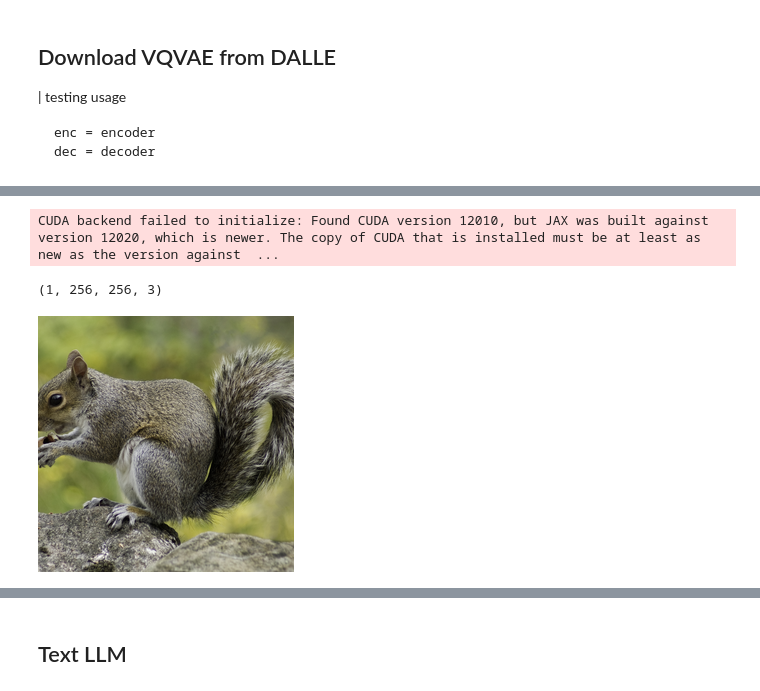
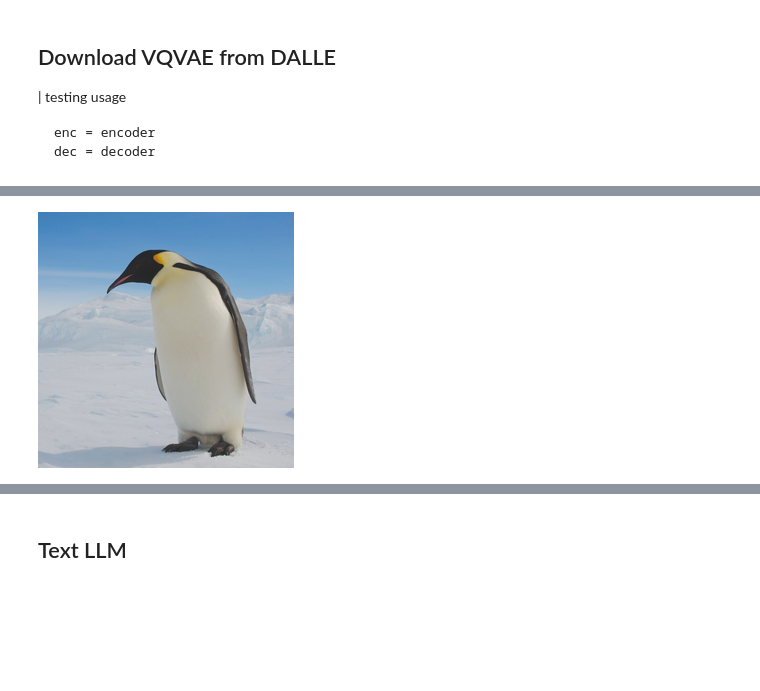
Before and after one commit to Iceglitter632/llm_mapping, a Jupyter notebook: vqvae_true.ipynb, the cells around one changed output, grey strips where cells are left out. Saved outputs shown, nothing was run; the diff lists cells and outputs as text; code cells hidden in the pictures; blank space fills up the shorter version.

```diff
--- a/vqvae_true.ipynb
+++ b/vqvae_true.ipynb
@@ -22,34 +26,32 @@ from IPython.display import display, display_markdown
 # %%
 device = torch.device('cuda:0')
 # %%
-from vqgan_jax.modeling_flax_vqgan import VQModel
+# from vqgan_jax.modeling_flax_vqgan import VQModel
 # from transformers import VQGanForPreTraining
 # from transformers import VQGanProcessor
 
 # Load the pre-trained VQGAN model and its processor
-checkpoint = "dalle-mini/vqgan_imagenet_f16_16384"
-model = VQModel.from_pretrained(checkpoint)
+# checkpoint = "dalle-mini/vqgan_imagenet_f16_16384"
+# model = VQModel.from_pretrained(checkpoint)
 # processor = VQGanProcessor.from_pretrained(checkpoint)
-# %% [output]
-CUDA backend failed to initialize: Found CUDA version 12010, but JAX was built against version 12020, which is newer. The copy of CUDA that is installed must be at least as new as the version against  ...
 # %%
-# target_image_size = 256
+target_image_size = 256
 
-# def download_image(url):
-#     resp = requests.get(url)
-#     resp.raise_for_status()
-#     return PIL.Image.open(io.BytesIO(resp.content))
+def download_image(url):
+    resp = requests.get(url)
+    resp.raise_for_status()
+    return Image.open(io.BytesIO(resp.content))
 
-# def preprocess(img):
-#     s = min(img.size)
+def preprocess(img):
+    s = min(img.size)
 
-#     if s < target_image_size:
-#         raise ValueError(f'min dim for image {s} < {target_image_size}')
+    if s < target_image_size:
+        raise ValueError(f'min dim for image {s} < {target_image_size}')
 
-#     r = target_image_size / s
-#     s = (round(r * img.size[1]), round(r * img.size[0]))
-#     img = TF.resize(img, s, interpolation=PIL.Image.LANCZOS)
-#     img = TF.center_crop(img, output_size=2 * [target_image_size])
-#     img = torch.unsqueeze(T.ToTensor()(img), 0)
-#     return map_pixels(img)
+    r = target_image_size / s
+    s = (round(r * img.size[1]), round(r * img.size[0]))
+    img = TF.resize(img, s, interpolation=Image.LANCZOS)
+    img = TF.center_crop(img, output_size=2 * [target_image_size])
+    img = torch.unsqueeze(T.ToTensor()(img), 0)
+    return map_pixels(img)
 # %%
@@ -88,6 +90,8 @@ def preprocess(img, target_image_size=256,):
 # dec = load_model("https://cdn.openai.com/dall-e/decoder.pkl", device)
 # %%
-# x = preprocess(download_image('https://assets.bwbx.io/images/users/iqjWHBFdfxIU/iKIWgaiJUtss/v2/1000x-1.jpg'))
-# display_markdown('Original image:')
-# display(T.ToPILImage(mode='RGB')(x[0]))
+x = preprocess(download_image('https://assets.bwbx.io/images/users/iqjWHBFdfxIU/iKIWgaiJUtss/v2/1000x-1.jpg'))
+display_markdown('Original image:')
+display(T.ToPILImage(mode='RGB')(x[0]))
+# %% [output]
+[figure, added]
 # %%
@@ -104,13 +108,9 @@ def resize_image(image, size=256):
 # %%
-url='https://heibox.uni-heidelberg.de/f/7bb608381aae4539ba7a/?dl=1'
-size=256
-image = download_image(url)
-image = resize_image(image)
-image.shape
+# url='https://heibox.uni-heidelberg.de/f/7bb608381aae4539ba7a/?dl=1'
+# size=256
+# image = download_image(url)
+# image = resize_image(image)
+# image.shape
-# %% [output]
-(1, 256, 256, 3)
 # %%
-display(T.ToPILImage(mode='RGB')(image[0]))
+# display(T.ToPILImage(mode='RGB')(image[0]))
-# %% [output]
-[figure, removed]
 # %%
```
Also changed, not shown: parts of 36 cells of this notebook, 4 other files.
